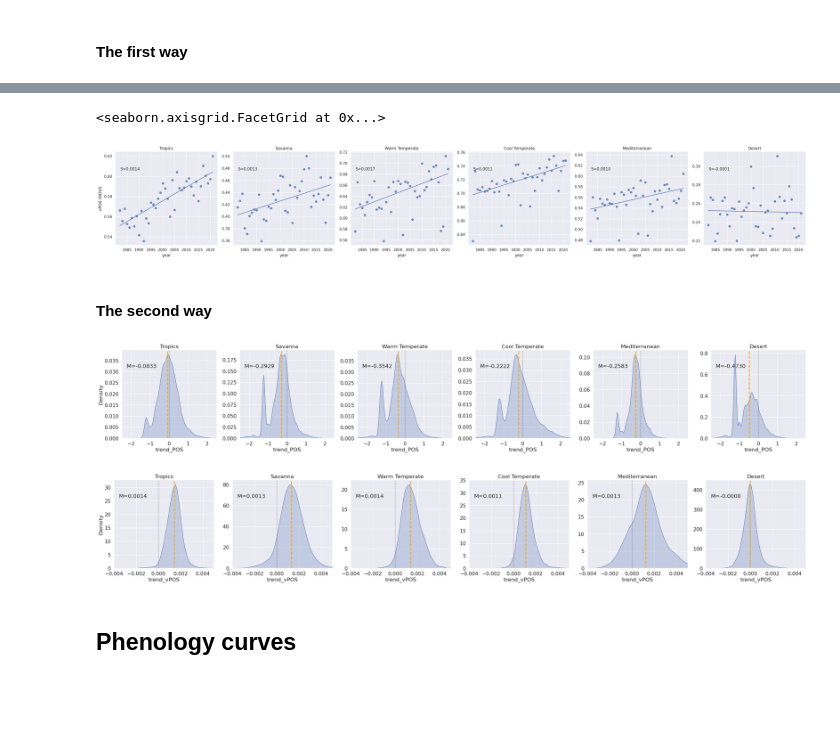
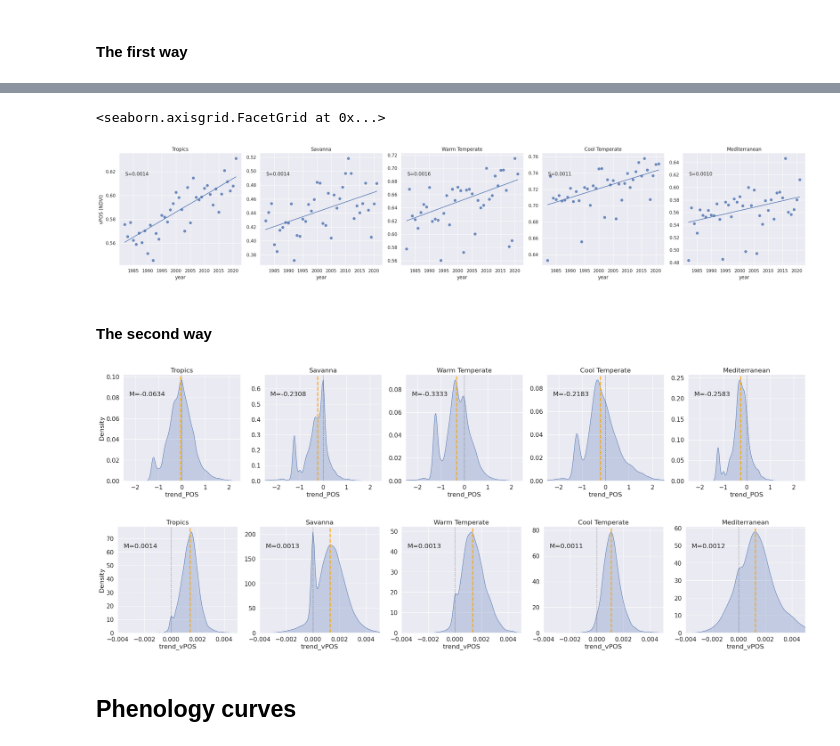
Before and after one commit to cbur24/climate-carbon-interactions, a Jupyter notebook: notebooks/analysis/Seasonality.ipynb, the cells around one changed output, grey strips where cells are left out. Saved outputs shown, nothing was run; the diff lists cells and outputs as text; code cells hidden in the pictures; blank space fills up the shorter version.

Commit message:
making non-seasonal

```diff
--- a/notebooks/analysis/Seasonality.ipynb
+++ b/notebooks/analysis/Seasonality.ipynb
@@ -118,4 +139,8 @@ ax.set_title('Signal smoothing of NDVI');
 # %%
 warnings.simplefilter('ignore')
 doy = ds_smooth.groupby('time.year').map(xr_phenology)
+
+# remask as NaN areas get a phenology value
+nan_mask = ~(np.isnan(mean_ndvi))
+doy = doy.where(seasonal_mask).where(nan_mask)
 # %%
@@ -156,23 +211,25 @@ for a,i in zip(ax.reshape(-1), range(0,2)):
     if i==0:
         im = doy['POS'].where(doy['POS']>20).median('year').plot(cmap='cubehelix_r',
                                     vmin=vmin, vmax=vmax, ax=a, add_labels=False, add_colorbar=False)
-        ctx.add_basemap(a, source=ctx.providers.CartoDB.Voyager, crs='EPSG:4326', attribution='', attribution_size=1)
-        cb = fig.colorbar(im, ax=a, shrink=0.65, orientation='vertical', label='')
+        ctx.add_basemap(a, source=ctx.providers.CartoDB.VoyagerNoLabels, crs='EPSG:4326', attribution='', attribution_size=1)
+        cb = fig.colorbar(im, ax=a, shrink=0.65, orientation='vertical')
+        cb.ax.set_title('DOY', fontsize=10)
         a.set_title('Median POS 1982-2022', fontsize=font)
 
     if i==1:
         # im = pos_trends.trend.plot(vmin=-2,vmax=2, ax=a, add_labels=False, cmap='BrBG_r', add_colorbar=False)
-        t = pos_trends.trend.where((pos_trends.trend>-0.02) | (pos_trends.trend<-0.03))
+        t = pos_trends.trend.where(pos_trends.trend!=0.0)
         im = t.plot(vmin=-2, vmax=2, ax=a, add_labels=False, cmap='BrBG_r', add_colorbar=False)
-
-        cb = fig.colorbar(im, ax=a, shrink=0.65, orientation='vertical', label='')
-        xr.plot.contourf(pos_trends.trend.where(pos_trends.signif), ax=a, alpha=0, hatches=['////'], add_colorbar=False)
-        ctx.add_basemap(a, source=ctx.providers.CartoDB.Voyager, crs='EPSG:4326', attribution='', attribution_size=1)
+        cb = fig.colorbar(im, ax=a, shrink=0.65, orientation='vertical')
+        cb.ax.set_title('days yr\u207B\u00B9', fontsize=10)
+        xr.plot.contourf(pos_trends.trend.where(pos_trends.signif), ax=a, alpha=0, hatches=['XXXX'], add_colorbar=False)
+        ctx.add_basemap(a, source=ctx.providers.CartoDB.VoyagerNoLabels, crs='EPSG:4326', attribution='', attribution_size=1)
         a.set_title('Trend in POS 1982-2022', fontsize=font)
 
     a.set_yticklabels([])
     a.set_ylabel('')
     a.set_xlabel('')
     a.set_xticklabels([]);
-fig.savefig("/g/data/os22/chad_tmp/climate-carbon-interactions/results/figs/POS_"+var+"_per_pixel_trends.png", bbox_inches='tight', dpi=300)
+fig.savefig("/g/data/os22/chad_tmp/climate-carbon-interactions/results/figs/POS_"+var+"_per_pixel_trends.png",
+            bbox_inches='tight', dpi=300)
 # %% [output]
@@ -182,20 +239,22 @@ sb.set(font_scale=1.0)
 fig,ax = plt.subplots(1,2, figsize=(13,6), sharex=True, sharey=True, layout='constrained')
 for a,i in zip(ax.reshape(-1), range(0,2)):
     if i==0:
-        im = doy['vPOS'].median('year').plot(cmap='gist_earth_r', vmin=0.1, vmax=0.8,
+        im = doy['vPOS'].where(doy['POS']>20).median('year').plot(cmap='gist_earth_r', vmin=0.1, vmax=0.8,
                                    ax=a, add_labels=False, add_colorbar=False)
-        ctx.add_basemap(a, source=ctx.providers.CartoDB.Voyager,
+        ctx.add_basemap(a, source=ctx.providers.CartoDB.VoyagerNoLabels,
                         crs='EPSG:4326', attribution='', attribution_size=1)
-        cb = fig.colorbar(im, ax=a, shrink=0.65, orientation='vertical', label='')
+        cb = fig.colorbar(im, ax=a, shrink=0.65, orientation='vertical')
+        cb.ax.set_title('NDVI', fontsize=10)
         a.set_title('Median vPOS 1982-2022', fontsize=font)
 
     if i==1:
         im = vpos_trends.trend.where(vpos_trends.trend!=0).plot(vmin=-0.005,
                                         vmax=0.005, ax=a, add_labels=False, cmap='BrBG', add_colorbar=False)
-        cb = fig.colorbar(im, ax=a, shrink=0.65, orientation='vertical', label='')
+        cb = fig.colorbar(im, ax=a, shrink=0.65, orientation='vertical')
+        cb.ax.set_title('NDVI yr\u207B\u00B9', fontsize=10)
         xr.plot.contourf(vpos_trends.trend.where(vpos_trends.signif),
-                         ax=a, alpha=0, hatches=['////'], add_colorbar=False)
-        ctx.add_basemap(a, source=ctx.providers.CartoDB.Voyager, crs='EPSG:4326', attribution='', attribution_size=1)
+                         ax=a, alpha=0, hatches=['XXXX'], add_colorbar=False)
+        ctx.add_basemap(a, source=ctx.providers.CartoDB.VoyagerNoLabels, crs='EPSG:4326', attribution='', attribution_size=1)
         a.set_title('Trend in vPOS 1982-2022', fontsize=font)
 
     a.set_yticklabels([])
@@ -215,6 +274,7 @@ Two ways to do this:
 2. Calculate per pixel slopes, then plot the distribution of slopes in the region.
 # %%
 gdf = gpd.read_file('/g/data/os22/chad_tmp/NEE_modelling/data/bioclimatic_regions.geojson')
+gdf = gdf[0:5] # drop the desert since we masked 99% of it anyway
 # %% [markdown]
 #### The first way
 # %%
@@ -275,25 +335,25 @@ g.map_dataframe(annotate)
 # %%
 g = sb.lmplot(
     data=df.reset_index(), x="year", y="vPOS (NDVI)",
-    col="region", col_wrap=6, fit_reg=False,
+    col="region", col_wrap=5, fit_reg=False,
     facet_kws=dict(sharex=True, sharey=False)
 )
 
 g.set_titles(col_template="{col_name}", row_template="{row_name}")
 def annotate(data, **kws):
     # s, i, r, p, se = stats.linregress(data['year'],data['Peak-Of-Season (DOY)'])
     s, i, l, h =  stats.mstats.theilslopes(data['vPOS (NDVI)'], data['year'])
     ax = plt.gca()
     ax.plot(data['year'], i + s * data['year'], 'b-')
     # ax.plot(data['year'], i + l * data['year'], 'r--')
     # ax.plot(data['year'], i + h * data['year'], 'r--')
     ax.text(.05, .8, 'S={:.4f}'.format(s),
             transform=ax.transAxes)
 
 g.map_dataframe(annotate)
 # %% [output]
 <seaborn.axisgrid.FacetGrid at 0x...>
-[figure, old version]
+[figure, new version]
 # %% [markdown]
 #### The second way
 # %%
@@ -331,7 +391,7 @@ trends_df = pd.concat(trends_df).reset_index(drop=True)
 sb.set(font_scale=1.35)
 
 g = sb.displot(trends_df, kind="kde", fill=True, x="trend_POS",
-    col="region", col_wrap=6, palette='viridis',
+    col="region", col_wrap=5, palette='viridis',
     facet_kws=dict(sharex=True, sharey=False, xlim=(-2.5,2.5))
 )
 
@@ -348,12 +408,12 @@ g.map(specs, "trend_POS")
 g.savefig("/g/data/os22/chad_tmp/climate-carbon-interactions/results/figs/POS_"+var+"_bioregion_dist.png",
           bbox_inches='tight', dpi=300);
 # %% [output]
-[figure, old version]
+[figure, new version]
 # %%
 sb.set(font_scale=1.35)
 
 g = sb.displot(trends_df, kind="kde", fill=True, x="trend_vPOS",
-    col="region", col_wrap=6, palette='viridis',
+    col="region", col_wrap=5, palette='viridis',
     facet_kws=dict(sharex=True, sharey=False, xlim=(-0.004, 0.005))
 )
 g.set_titles(col_template="{col_name}", row_template="{row_name}")
@@ -369,7 +429,7 @@ g.map(specs, "trend_vPOS")
 g.savefig("/g/data/os22/chad_tmp/climate-carbon-interactions/results/figs/vPOS_"+var+"_bioregion_dist.png",
           bbox_inches='tight', dpi=300);
 # %% [output]
-[figure, old version]
+[figure, new version]
 # %% [markdown]
 ## Phenology curves
 # %% [markdown]
```
Also changed, not shown: parts of 29 cells of this notebook, 5 other files.
